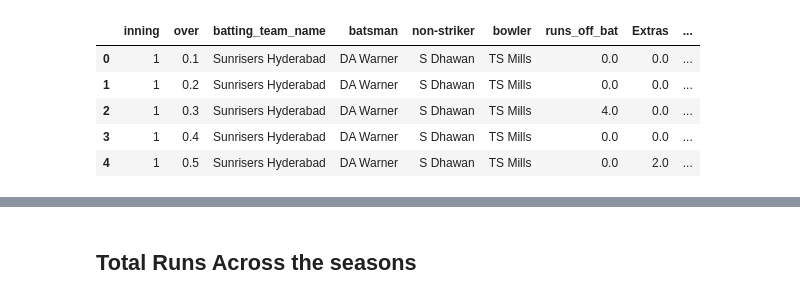
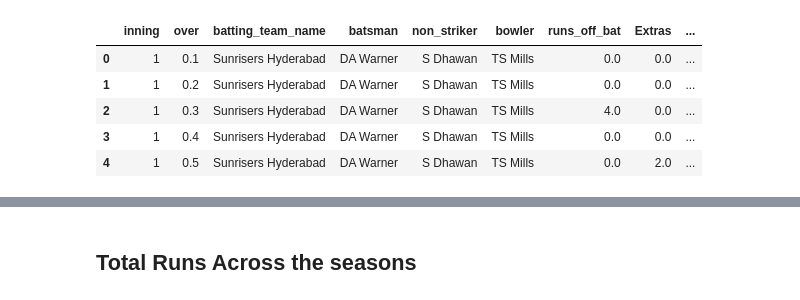
Before and after one commit to devanshb26/IPL-analytics, a Jupyter notebook: In depth analysis.ipynb, the cells around one changed output, grey strips where cells are left out. Saved outputs shown, nothing was run; the diff lists cells and outputs as text; code cells hidden in the pictures.

```diff
--- a/In depth analysis.ipynb
+++ b/In depth analysis.ipynb
@@ -9,0 +14,5 @@ innings = pd.read_csv('innings.csv')
+# %%
+#loading innings table from mysql to csv format using python
+query = 'select * from innings'
+innings = pd.read_sql_query(query, db)
+innings.to_csv("innings.csv")
@@ -33,5 +57,5 @@ matches.drop(['Unnamed: 0','Unnamed: 0.1'],axis=1,inplace=True)
 # %%
-innings.drop(['Unnamed: 0'],axis=1,inplace=True)
+innings.drop(['0'],axis=1,inplace=True)
 # %%
 innings.info()
 # %% [output]
@@ -53,12 +77,13 @@ dtypes: float64(3), int64(2), object(6)
 memory usage: 12.6+ MB
 # %%
 innings.fillna(0,inplace=True)     #filling all the NaN values with 0
-# %%
-innings.head()
-# %% [output]
-|  | inning | over | batting_team_name | batsman | non-striker | bowler | runs_off_bat | Extras | ... |
-| 0 | 1 | 0.1 | Sunrisers Hyderabad | DA Warner | S Dhawan | TS Mills | 0.0 | 0.0 | ... |
-| 1 | 1 | 0.2 | Sunrisers Hyderabad | DA Warner | S Dhawan | TS Mills | 0.0 | 0.0 | ... |
-| 2 | 1 | 0.3 | Sunrisers Hyderabad | DA Warner | S Dhawan | TS Mills | 4.0 | 0.0 | ... |
-| 3 | 1 | 0.4 | Sunrisers Hyderabad | DA Warner | S Dhawan | TS Mills | 0.0 | 0.0 | ... |
-| 4 | 1 | 0.5 | Sunrisers Hyderabad | DA Warner | S Dhawan | TS Mills | 0.0 | 2.0 | ... |
+# %%
+innings['match_id']=innings['match_id'].astype(int)
+innings.head()
+# %% [output]
+|  | inning | over | batting_team_name | batsman | non_striker | bowler | runs_off_bat | Extras | ... |
+| 0 | 1 | 0.1 | Sunrisers Hyderabad | DA Warner | S Dhawan | TS Mills | 0.0 | 0.0 | ... |
+| 1 | 1 | 0.2 | Sunrisers Hyderabad | DA Warner | S Dhawan | TS Mills | 0.0 | 0.0 | ... |
+| 2 | 1 | 0.3 | Sunrisers Hyderabad | DA Warner | S Dhawan | TS Mills | 4.0 | 0.0 | ... |
+| 3 | 1 | 0.4 | Sunrisers Hyderabad | DA Warner | S Dhawan | TS Mills | 0.0 | 0.0 | ... |
+| 4 | 1 | 0.5 | Sunrisers Hyderabad | DA Warner | S Dhawan | TS Mills | 0.0 | 2.0 | ... |
```
Also changed, not shown: parts of 15 cells of this notebook.
